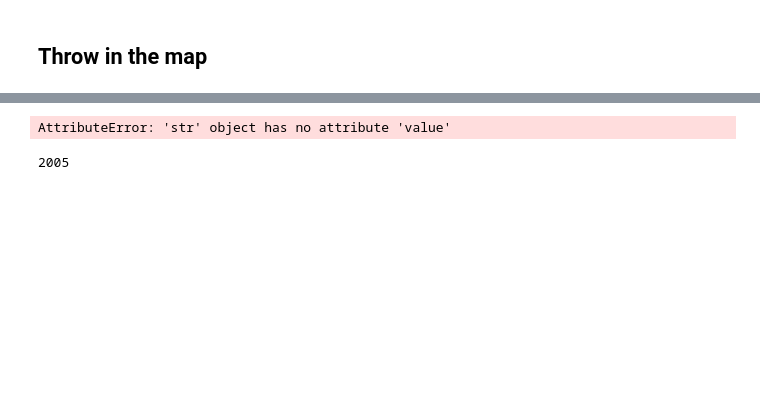
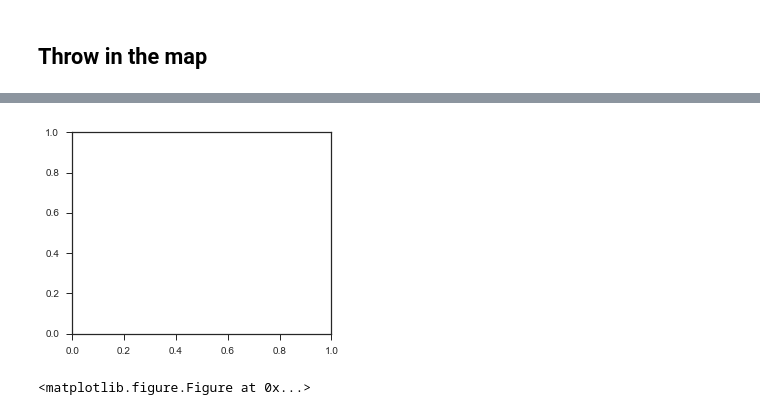
Before and after one commit to AKForte/g_presentations, a Jupyter notebook: 2017_UC/pre_uc_dev_wkshp/Python-api-developer-dashboard.ipynb, the cells around one changed output, grey strips where cells are left out. Saved outputs shown, nothing was run; the diff lists cells and outputs as text; code cells hidden in the pictures; blank space fills up the shorter version.

```diff
--- a/2017_UC/pre_uc_dev_wkshp/Python-api-developer-dashboard.ipynb
+++ b/2017_UC/pre_uc_dev_wkshp/Python-api-developer-dashboard.ipynb
@@ -145 +130,6 @@ map2
+# %%
+fig = plt.figure()
+ax = fig.add_axes([0,0,0.6,0.7]) #rectangle's [left, bottom, width, height]
+# %% [output]
+[figure, added]
 # %%
@@ -149,15 +136,0 @@ map2.set_time_extent('1/1/2004 UTC', '1/1/2005 UTC')
-# %%
-w2 = widgets.IntSlider(value=2005,
-    min=1990,
-    max=2010,
-    step=1,
-    description='1 year intervals: ',
-    disabled=False,
-    continuous_update=False,
-    orientation='horizontal',
-    readout=True,
-    readout_format='i',
-)
-w2
-# %% [output]
-AttributeError: 'str' object has no attribute 'value'
@@ -168,4 +137,4 @@ w2.on_trait_change(on_slider_move)
-# %%
-w2.value
-# %% [output]
-2005
+# %%
+fig = plt.figure()
+# %% [output]
+<matplotlib.figure.Figure at 0x...>
```
Also changed, not shown: parts of 34 cells of this notebook.
